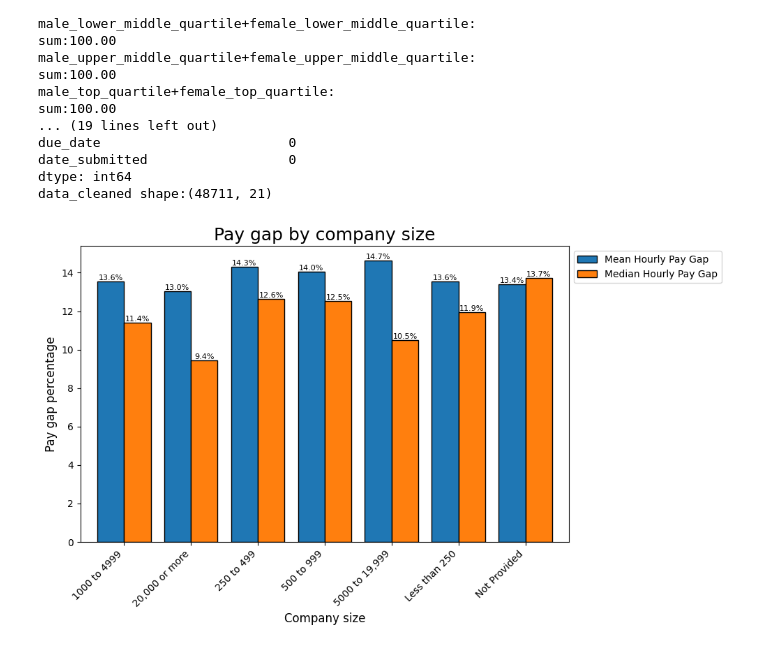
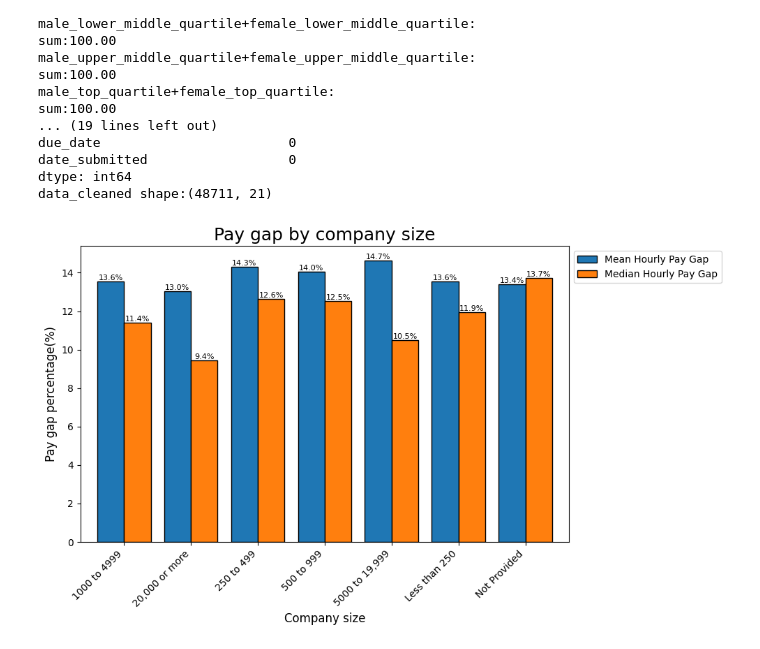
Before and after one commit to 0703fws/freedomprogrammingexercise, a Jupyter notebook: paygap_analysis.ipynb, the cells around one changed output. Saved outputs shown, nothing was run; the diff lists cells and outputs as text; code cells hidden in the pictures.

Commit message:
Data visualisation: Gender distribution by pay quartiles

```diff
--- a/paygap_analysis.ipynb
+++ b/paygap_analysis.ipynb
@@ -145,27 +145,27 @@ date_submitted                  0
 dtype: int64
 data_cleaned shape:(48711, 21)
 # %%
-#Data Visualisation
+#Data visualisation: Pay gap by company size
 # select columns for analysis
 paygap_column = ["diff_mean_hourly_percent","diff_median_hourly_percent"]
 # calculate mean pay gap grouped by company size
-diff_size = data.groupby("employer_size")[paygap_column].mean()
+diff_size = data_cleaned.groupby("employer_size")[paygap_column].mean()
 # create a bar chart
 bar_chart = diff_size.plot(kind="bar",figsize=(10,6),edgecolor="black",width=0.8)
-# add xlabel, yxlabel and title
+# add xlabel, ylabel and title
 plt.xlabel("Company size",fontsize=12)
-plt.ylabel("Pay gap percentage",fontsize=12)
+plt.ylabel("Pay gap percentage(%)",fontsize=12)
 plt.title("Pay gap by company size",fontsize=18)
 # rotate x-axis labels 45 degrees for easier reading and align them to the right
 plt.xticks(rotation=45,ha="right")
 # add legend and position outside the plot
 plt.legend(["Mean Hourly Pay Gap","Median Hourly Pay Gap"],loc="upper left",bbox_to_anchor=(1,1))
 # add value labels on bars
 for container in bar_chart.containers:
   bar_chart.bar_label(container,fmt="%.1f%%",label_type="edge",fontsize=8)
 # adjust layout
 plt.tight_layout()
 # show the bar chart
 plt.show()
 # %% [output]
-[figure, old version]
+[figure, new version]
```
Also changed, not shown: parts of 1 cell of this notebook.
